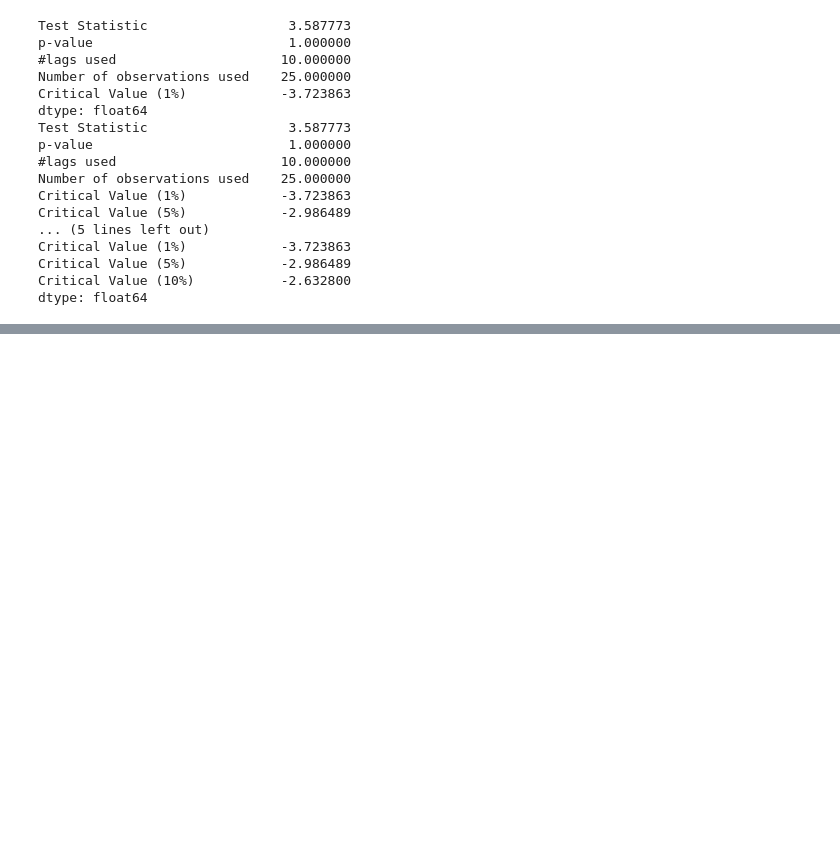
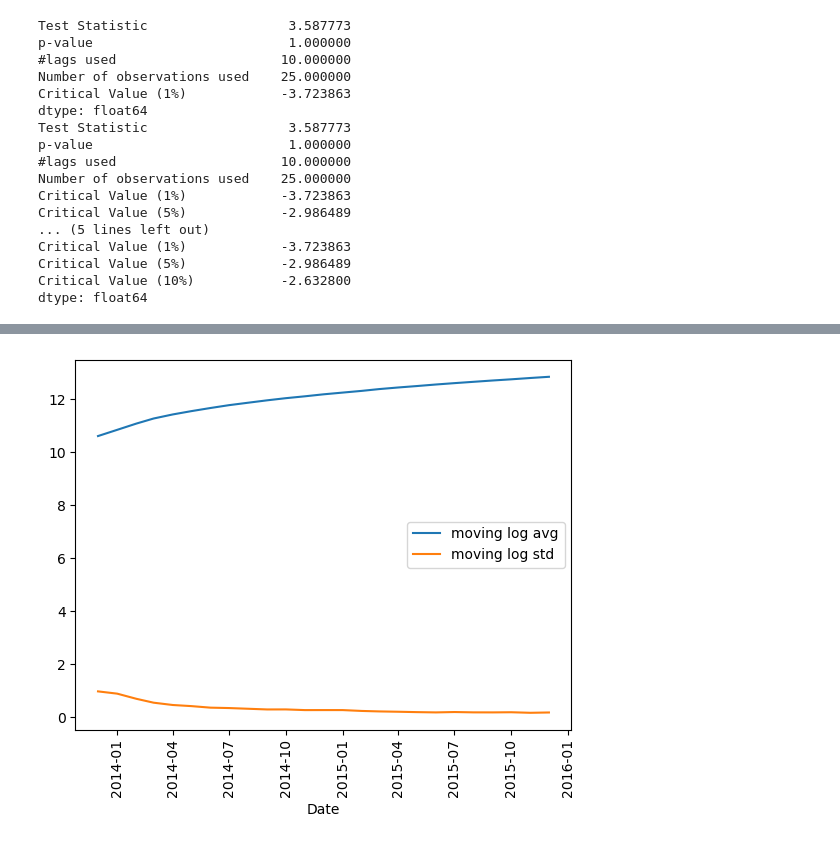
Before and after one commit to Josh7958/DataPortfolio, a Jupyter notebook: Forecasting Time series data.ipynb, the cells around one changed output, grey strips where cells are left out. Saved outputs shown, nothing was run; the diff lists cells and outputs as text; code cells hidden in the pictures; blank space fills up the shorter version.

```diff
--- a/Forecasting Time series data.ipynb
+++ b/Forecasting Time series data.ipynb
@@ -113,0 +125,11 @@ dtype: float64
+# %%
+Moving_log_avg = Train_data_logscale.rolling(window=12).mean()
+Moving_log_std = Train_data_logscale.rolling(window=12).std()
+plt.plot(Moving_log_avg,label='moving log avg')
+plt.plot(Moving_log_std,label='moving log std')
+plt.xlabel('Date')
+plt.legend()
+plt.xticks(rotation=90)
+plt.show()
+# %% [output]
+[figure, added]
```
Also changed, not shown: parts of 12 cells of this notebook.
